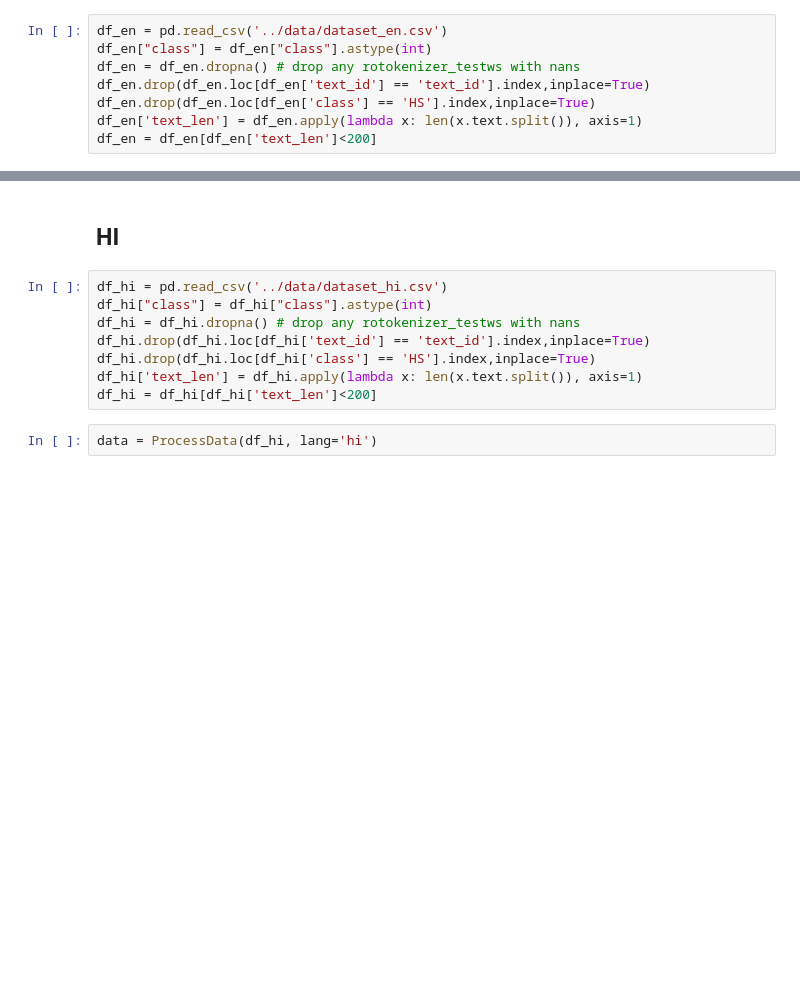
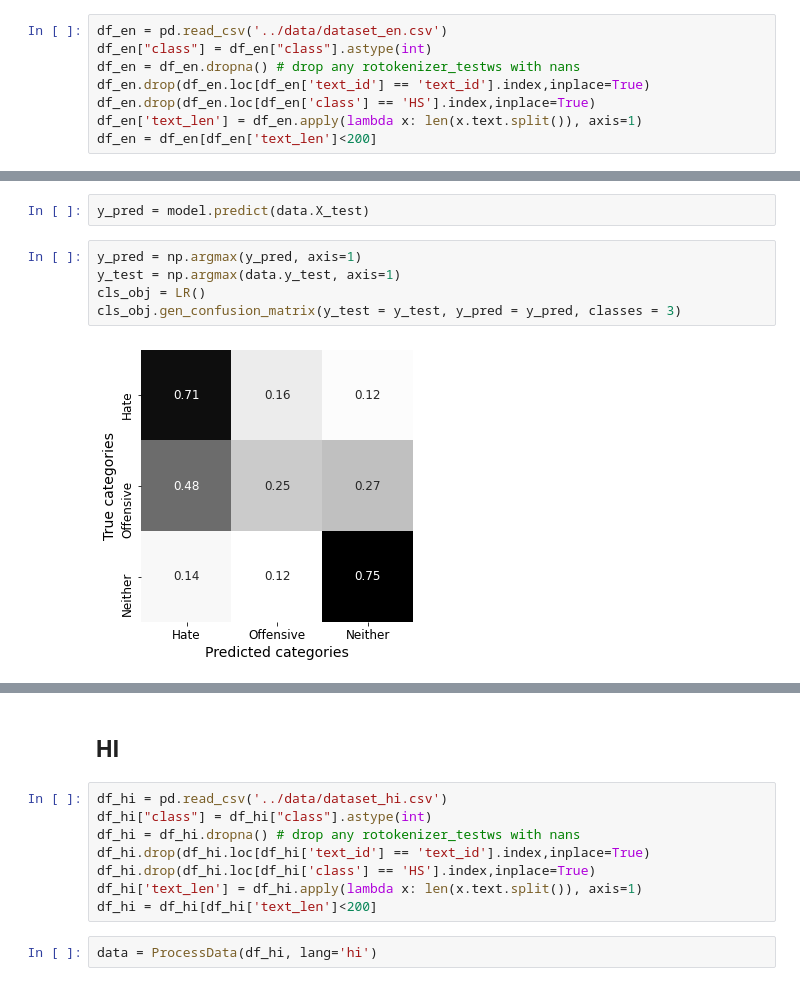
Before and after one commit to neerajvashistha/online-hate-speech-recog, a Jupyter notebook: src/base_line_CNN_LSTM.ipynb, the cells around one changed output, grey strips where cells are left out. Drawn from its saved outputs; the diff is of its cells as text; blank space fills up the shorter version.

```diff
--- a/src/base_line_CNN_LSTM.ipynb
+++ b/src/base_line_CNN_LSTM.ipynb
@@ -68,0 +84,9 @@ Epoch 00005: early stopping
+# %%
+y_pred = model.predict(data.X_test)
+# %%
+y_pred = np.argmax(y_pred, axis=1)
+y_test = np.argmax(data.y_test, axis=1)
+cls_obj = LR()
+cls_obj.gen_confusion_matrix(y_test = y_test, y_pred = y_pred, classes = 3)
+# %% [output]
+[figure, added]
```
Also changed, not shown: parts of 35 cells of this notebook, 8 other files.
